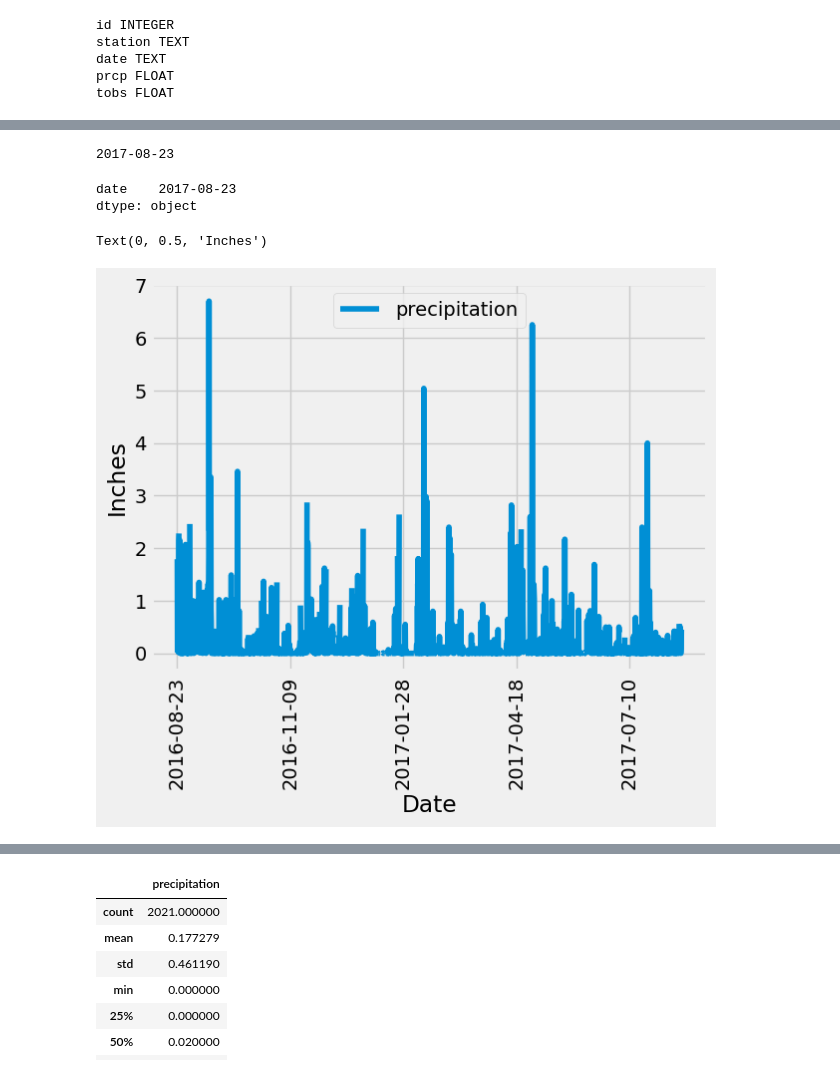
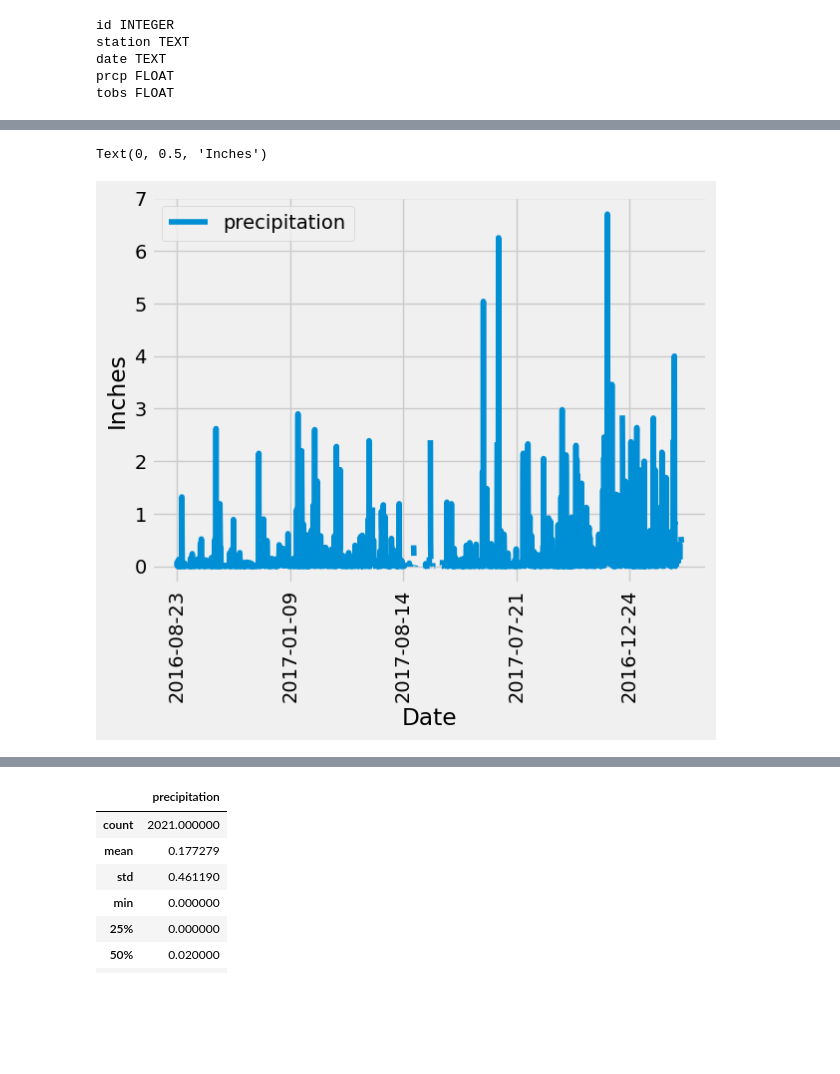
Before and after one commit to wsabrinabriggs/sqlAlchemy-challenge, a Jupyter notebook: SurfsUp/Starter_Code/climate_starter.ipynb, the cells around one changed output, grey strips where cells are left out. Cells and saved outputs as stored; diff of their text form; code cells hidden in the pictures; blank space fills up the shorter version.

```diff
--- a/SurfsUp/Starter_Code/climate_starter.ipynb
+++ b/SurfsUp/Starter_Code/climate_starter.ipynb
@@ -118,30 +113,45 @@ NameError: name 'engine' is not defined
 # %%
-# The most recent date in the data set.
-print(df["date"].max())
-last_date = df[["date"]].max()
-last_date
+# # The most recent date in the data set.
+# print(df["date"].max())
+# last_date = df[["date"]].max()
+# last_date
-# %% [output]
-2017-08-23
-date    2017-08-23
-dtype: object
 # %%
 # Design a query to retrieve the last 12 months of precipitation data and plot the results.
 # Starting from the most recent data point in the database.
 session.query(func.max(Measurement.date)).first()
+
 # Calculate the date one year from the last date in data set.
 date_one_year_ago  = dt.date(2017, 8, 23) - dt.timedelta(days=365)
-print(date_one_year_ago)
 
 # Perform a query to retrieve the data and precipitation scores
+query = session.query(Measurement.date, Measurement.prcp).filter(Measurement.date >= date_one_year_ago).all()
+
+# Save the query results as a Pandas DataFrame. Explicitly set the column names
+df = pd.DataFrame(query, columns=['date', 'precipitation'])
+
+# # Sort the dataframe by date
+# sorted_df = df.sort_values(['date'], ascending=True)
+# clean_and_sorted_df = sorted_df.dropna(how='any')
+# clean_and_sorted_df
+
+# Use Pandas Plotting with Matplotlib to plot the data
+df.plot(x='date', y='precipitation', rot=90)
+plt.xlabel("Date")
+plt.ylabel("Inches")
 
 
-# Save the query results as a Pandas DataFrame. Explicitly set the column names
+# x = clean_and_sorted_df['date']
+# y = clean_and_sorted_df['precipitation']
+# clean_and_sorted_df.plt(x, y, color = 'b', alpha = 0.5, align = 'center')
 
+# plt.title('Exploratory Precipitation Analysis')
+# #plt.xticks()
 
-# Sort the dataframe by date
+# plt.xlabel('Date')
+# plt.ylabel('Precipitation (inches)')
 
-
-# Use Pandas Plotting with Matplotlib to plot the data
+# print("Text(0, 0.5, 'Inches')")
+# plt.show()
 # %% [output]
 Text(0, 0.5, 'Inches')
-[figure, old version]
+[figure, new version]
```
Also changed, not shown: parts of 13 cells of this notebook.
